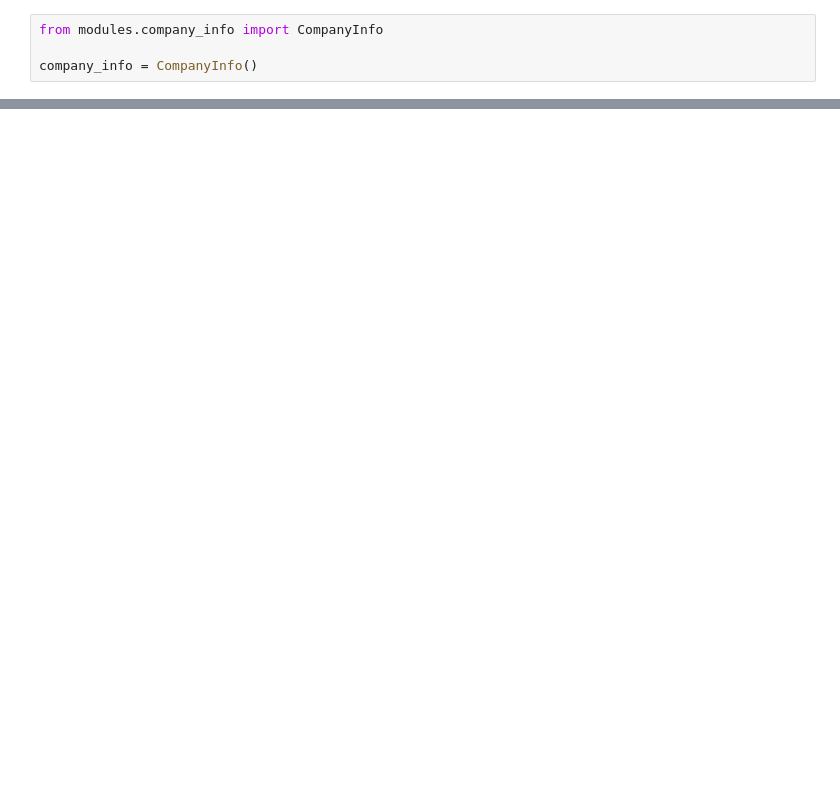
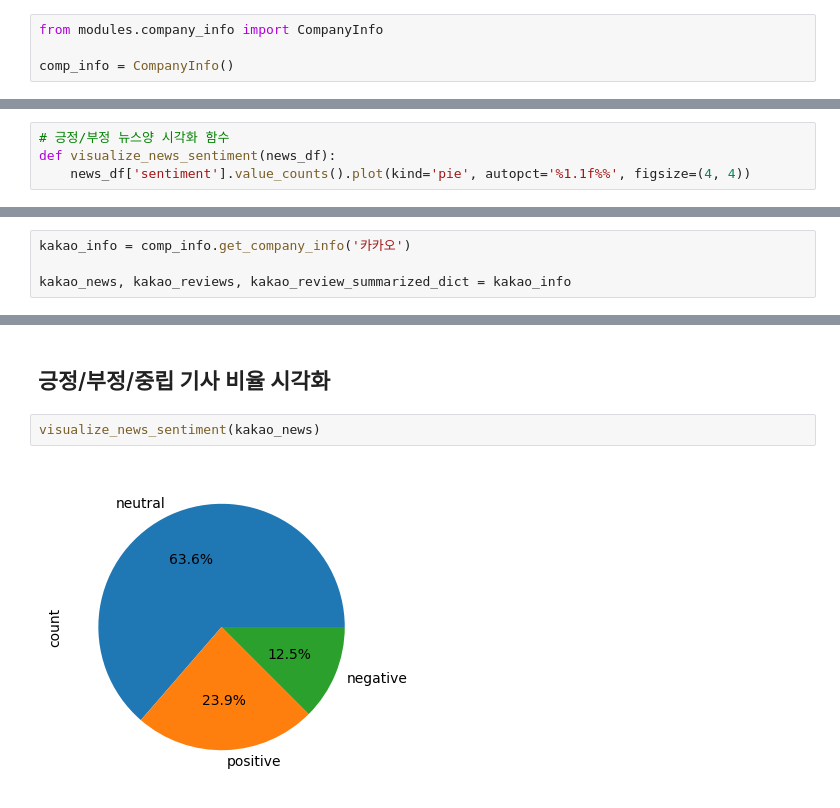
Before and after one commit to parking-place/EZPZ_Project, a Jupyter notebook: mini_final.ipynb, the cells around one changed output, grey strips where cells are left out. Drawn from its saved outputs; the diff is of its cells as text; blank space fills up the shorter version.

```diff
--- a/mini_final.ipynb
+++ b/mini_final.ipynb
@@ -1,4 +3,4 @@
 # %%
 from modules.company_info import CompanyInfo
 
-company_info = CompanyInfo()
+comp_info = CompanyInfo()
@@ -6,0 +7,4 @@ ModuleNotFoundError: No module named 'service_models'
+# %%
+# 긍정/부정 뉴스양 시각화 함수
+def visualize_news_sentiment(news_df):
+    news_df['sentiment'].value_counts().plot(kind='pie', autopct='%1.1f%%', figsize=(4, 4))
@@ -6,0 +59,4 @@ ModuleNotFoundError: No module named 'service_models'
+# %%
+kakao_info = comp_info.get_company_info('카카오')
+
+kakao_news, kakao_reviews, kakao_review_summarized_dict = kakao_info
@@ -6,0 +89,6 @@ ModuleNotFoundError: No module named 'service_models'
+# %% [markdown]
+## 긍정/부정/중립 기사 비율 시각화
+# %%
+visualize_news_sentiment(kakao_news)
+# %% [output]
+[figure, added]
```
Also changed, not shown: parts of 19 cells of this notebook, 5 other files.
